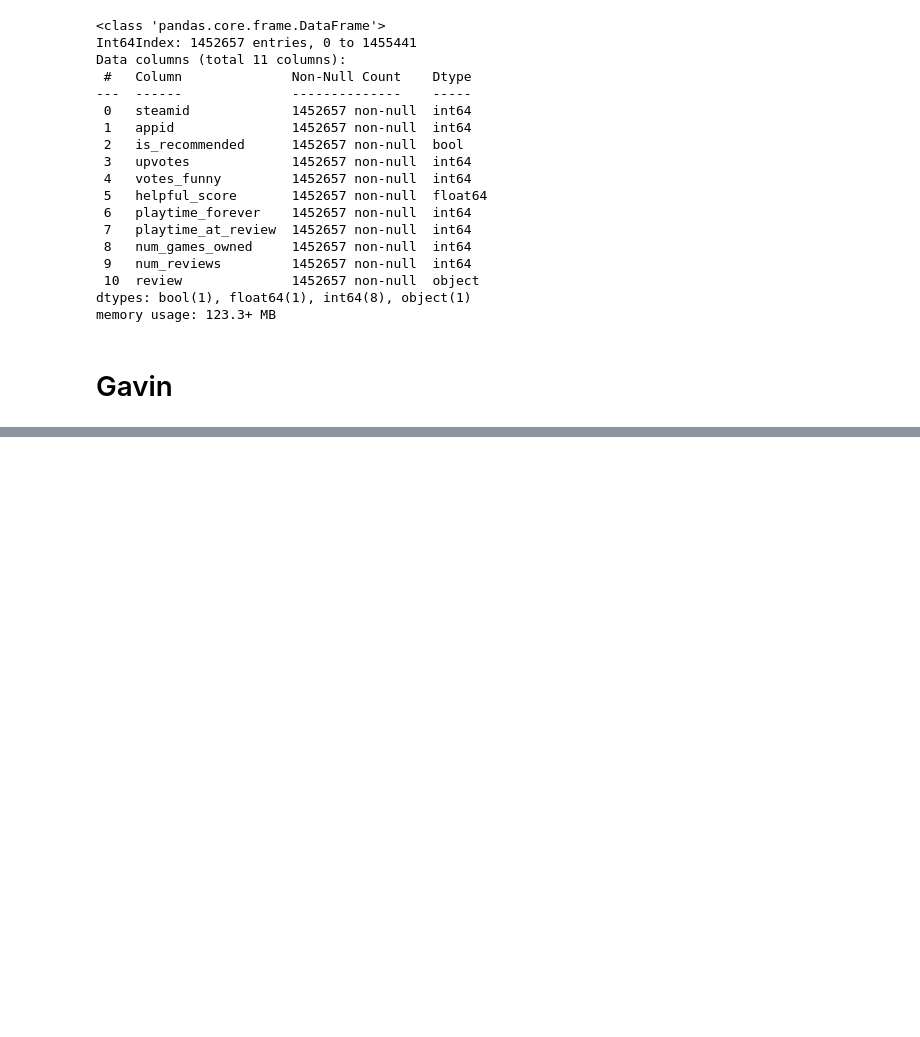
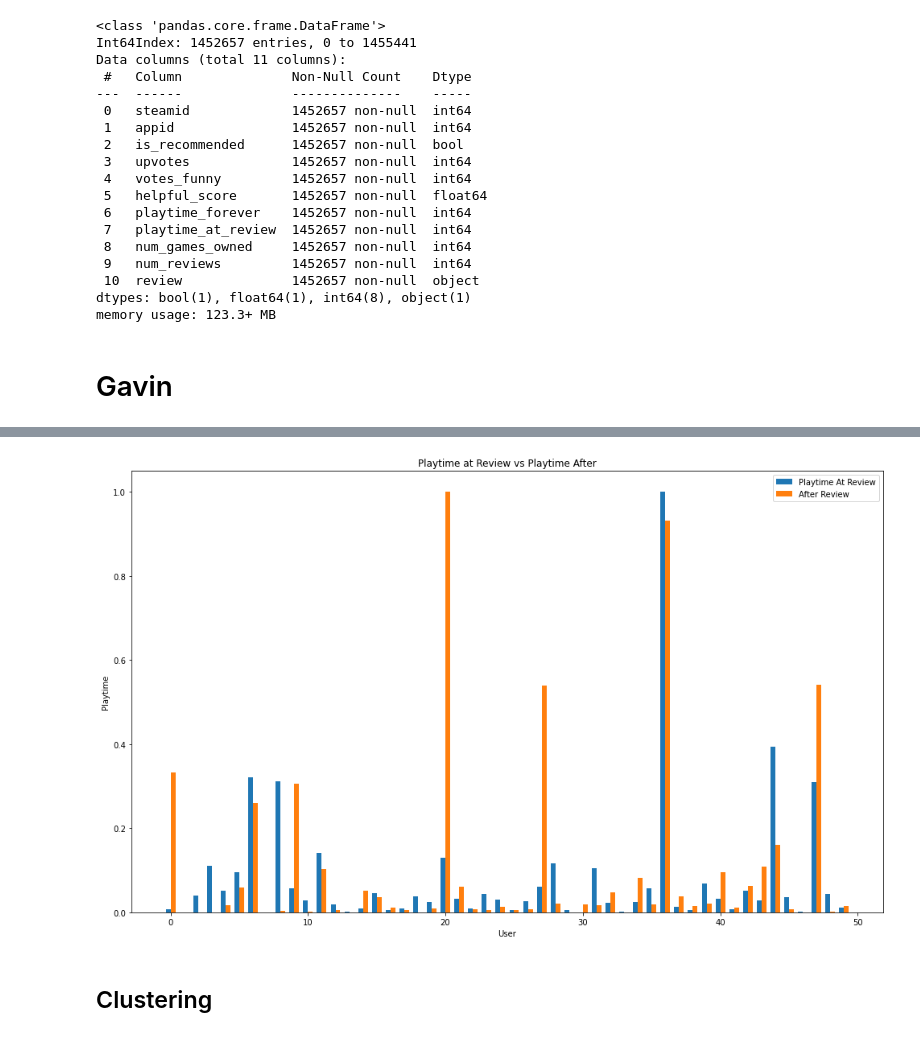
Before and after one commit to gfry99/453-Final-Project, a Jupyter notebook: 453-Final-Proj-PleaseCompile.ipynb, the cells around one changed output, grey strips where cells are left out. Drawn from its saved outputs; the diff is of its cells as text; code cells hidden in the pictures; blank space fills up the shorter version.

Commit message:
Change Stuff
Changed the data to actually represent what I wanted to show

```diff
--- a/453-Final-Proj-PleaseCompile.ipynb
+++ b/453-Final-Proj-PleaseCompile.ipynb
@@ -115,0 +53,12 @@ plt.show()
+# %%
+# Set df2 = df1 and clean up outliers
+df2 = df
+
+# Take a sample of 5000 reviews with a random seed 1...
+data = df2.sample(n=50, random_state = 1, replace = False)
+
+# Establish a new column, 'playtime_after_review' that takes the difference of playtime forever and at review.
+data['playtime_after_review'] = data['playtime_forever'] - data['playtime_at_review']
+
+# Describe the new column to see some neat statistics.
+data.playtime_after_review.describe()
@@ -116,3 +96,32 @@ plt.show()
+# %%
+# Set the labels to be each individual within the sample
+labels = data.Individual
+
+# the label locations
+x = np.arange(len(labels))
+# the width of the bars
+width = 0.35
+
+# Prepare the figure for sublots, since it's a paired bar graph
+fig, ax = plt.subplots()
+rects1 = ax.bar(x - width/2, data.playtime_at_review_scaled, width, label='Playtime At Review')
+rects2 = ax.bar(x + width/2, data.playtime_after_review, width, label='After Review')
+
+# Add some text for labels, title and custom x-axis tick labels, etc.
+ax.set_ylabel('Playtime')
+ax.set_xlabel('User')
+ax.set_title('Playtime at Review vs Playtime After')
+ax.legend()
+
+# Set the layout and size for the figure.
+fig.tight_layout()
+fig.set_size_inches(15,10)
+
+plt.show()
+# %% [output]
+[figure, added]
+# %% [markdown]
+## Clustering
 # %%
 # Take the two columns we want from OG df...
 df2 = df[["votes_funny", "helpful_score"]]
```
Also changed, not shown: parts of 10 cells of this notebook.
